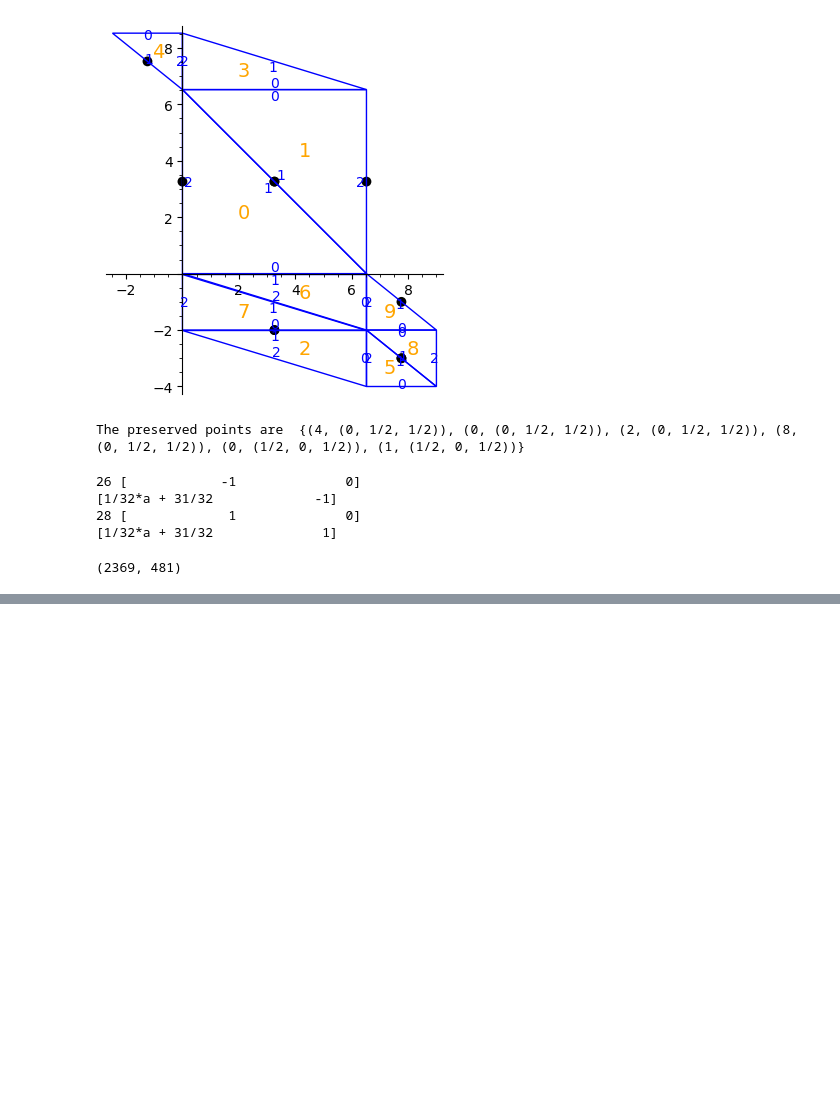
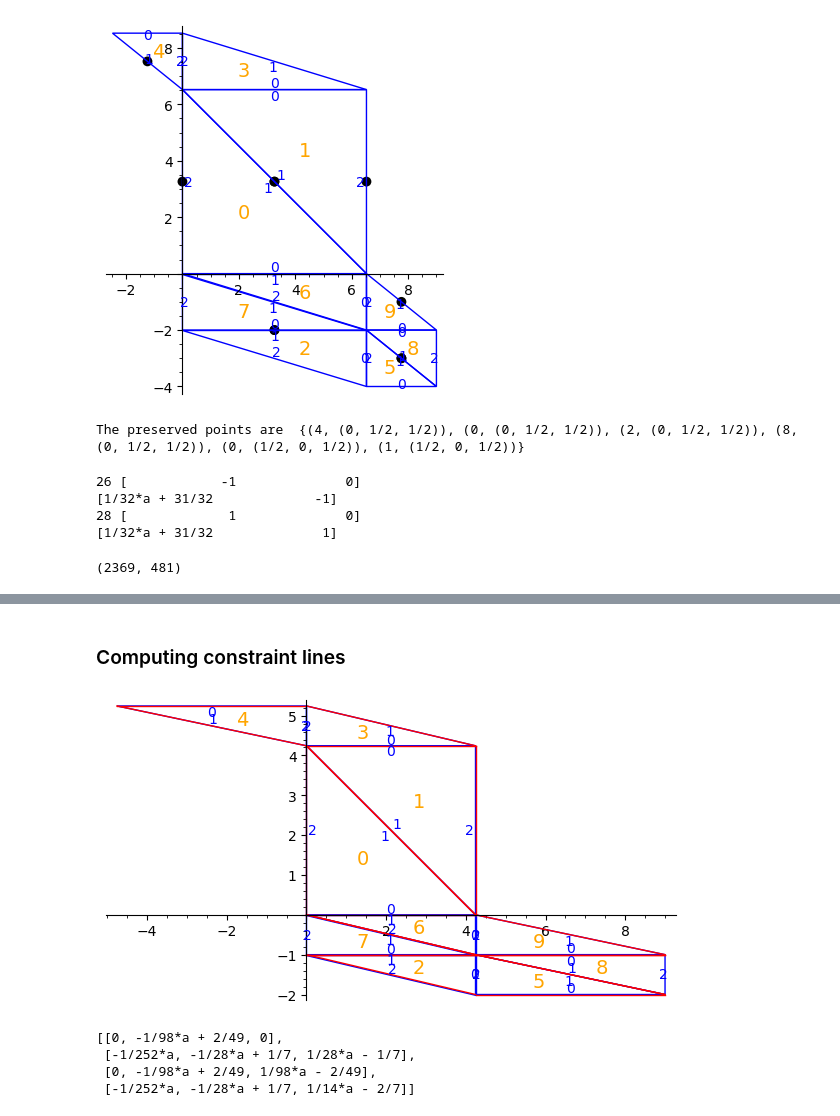
Before and after one commit to sfreedman67/samsurf, a Jupyter notebook: bowman/testing prym eigenforms.ipynb, the cells around one changed output, grey strips where cells are left out. Saved outputs shown, nothing was run; the diff lists cells and outputs as text; code cells hidden in the pictures; blank space fills up the shorter version.

```diff
--- a/bowman/testing prym eigenforms.ipynb
+++ b/bowman/testing prym eigenforms.ipynb
@@ -152,0 +142,14 @@ preserved_pts
+# %% [markdown]
+### Computing constraint lines
+# %%
+prym = Triangulation.prym_eigenform_type_aplus(9, 1, 0, 0)
+constraints_dict = segments_for_plotting(bicuspid_segments(prym))
+prym_con = prym.plot_constraints(constraints_dict)
+prym_con.plot().show()
+constraints_dict[4]
+# %% [output]
+[figure, added]
+[[0, -1/98*a + 2/49, 0],
+ [-1/252*a, -1/28*a + 1/7, 1/28*a - 1/7],
+ [0, -1/98*a + 2/49, 1/98*a - 2/49],
+ [-1/252*a, -1/28*a + 1/7, 1/14*a - 2/7]]
```
Also changed, not shown: parts of 11 cells of this notebook, 2 other files.
